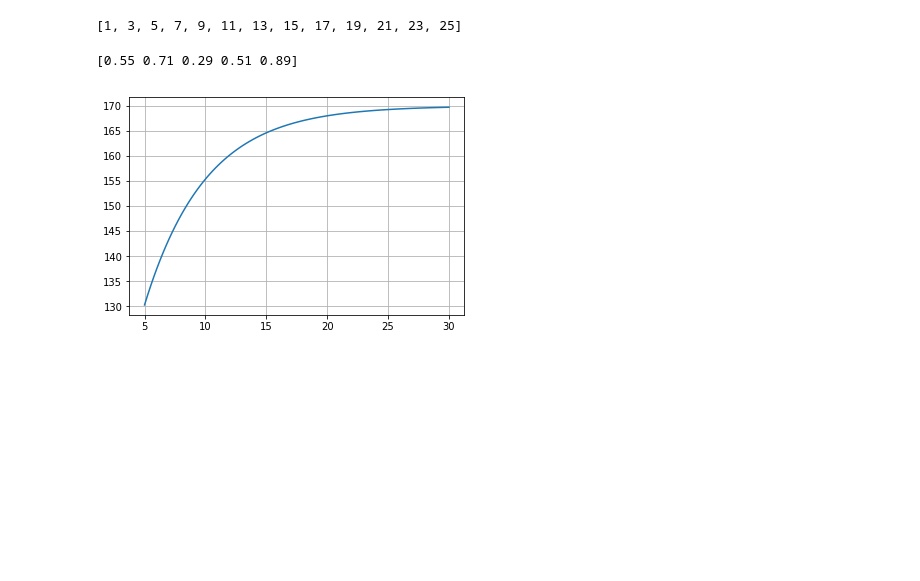
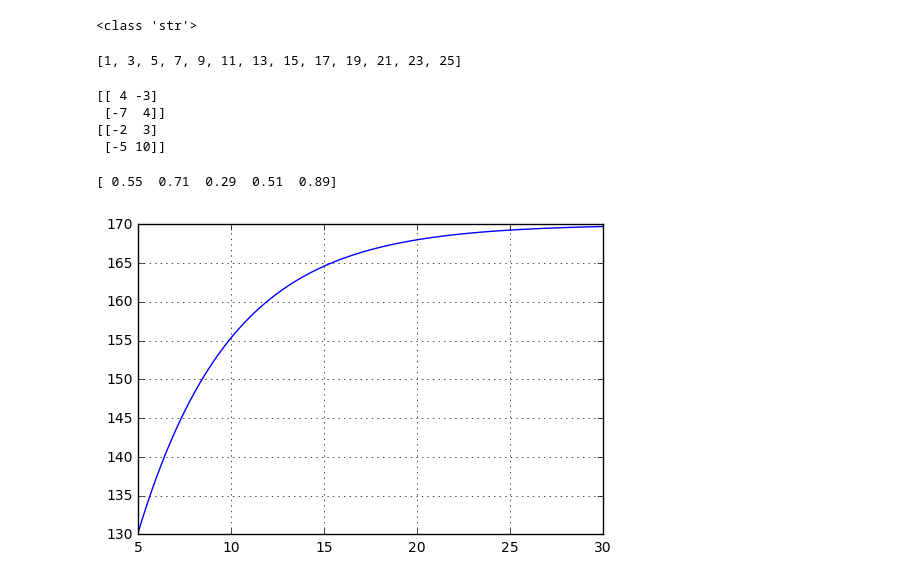
Before and after one commit to fujii111/ml, a Jupyter notebook: practice2.ipynb, the cells around one changed output. Drawn from its saved outputs; the diff is of its cells as text; code cells hidden in the pictures; blank space fills up the shorter version.

```diff
--- a/practice2.ipynb
+++ b/practice2.ipynb
@@ -3,14 +3,25 @@
 a = "Machine Learning"
 
 # aの型を表示する
+print(type(a))
+# %% [output]
+<class 'str'>
-# %%
-# 1から25までの奇数を格納したリストaを作成する
-
-
-# aを表示する
-print(a)
-# %% [output]
-[1, 3, 5, 7, 9, 11, 13, 15, 17, 19, 21, 23, 25]
+# %%
+# 1から25までの奇数を格納したリストaを作成する
+
+#a = list(range(13))
+#for i in a:
+#    a[i] = a[i] * 2 + 1
+
+#a = list(range(1, 25 + 1))[::2]
+#a = list(range(1, 25 + 1, 2))
+
+a = [2 * n + 1 for n in range(13)]
+
+# aを表示する
+print(a)
+# %% [output]
+[1, 3, 5, 7, 9, 11, 13, 15, 17, 19, 21, 23, 25]
 # %%
 import numpy as np
 # 2次正方行列A,Bを定義する
@@ -18,23 +29,37 @@ A = np.array([[-2, 3], [1, -4]])
 B = np.array([[1, 0], [2, -1]])
 
 # AとBの行列積を表示する
+print(A.dot(B))
+# %% [output]
+[[ 4 -3]
+ [-7  4]]
+[[-2  3]
+ [-5 10]]
 # %%
 import numpy as np
 # シード3で乱数を固定し、5つのランダムな要素からなるndarray型のリストaを生成する
 
+np.random.seed(3)
+a = np.random.rand(5)
 
 # aの各要素の小数点以下3桁を四捨五入したndarray型のリストを表示する
 print(np.round(a,2))
 # %% [output]
-[0.55 0.71 0.29 0.51 0.89]
+[ 0.55  0.71  0.29  0.51  0.89]
 # %%
 import numpy as np
 import matplotlib.pyplot as plt
 %matplotlib inline
 
 # f(x) = 170 - 108exp(-0.2x) のグラフ(expは指数関数)を描画する
 # xの範囲は5から30で、プロットは100分割し、さらにグリッド線を引く
 
+def f(x):
+    return 170 - 108 * np.exp(-0.2 * x)
+
+x = np.linspace(5, 30, 100)
+plt.plot(x, f(x))
+plt.grid(True)
 plt.show()
 # %% [output]
-[figure, old version]
+[figure, new version]
```
Also changed, not shown: 3 other files.
